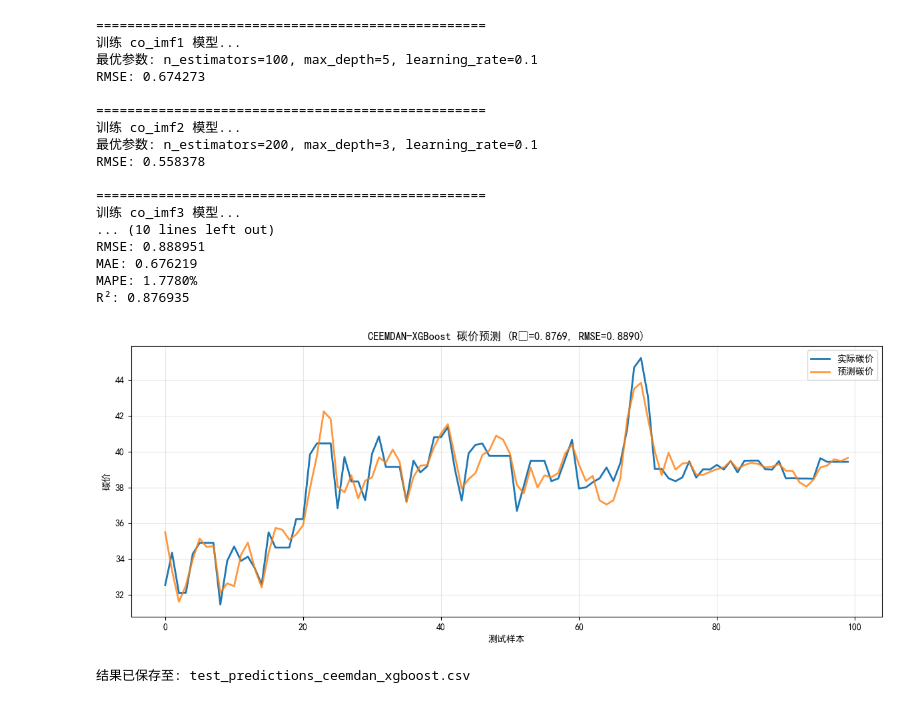
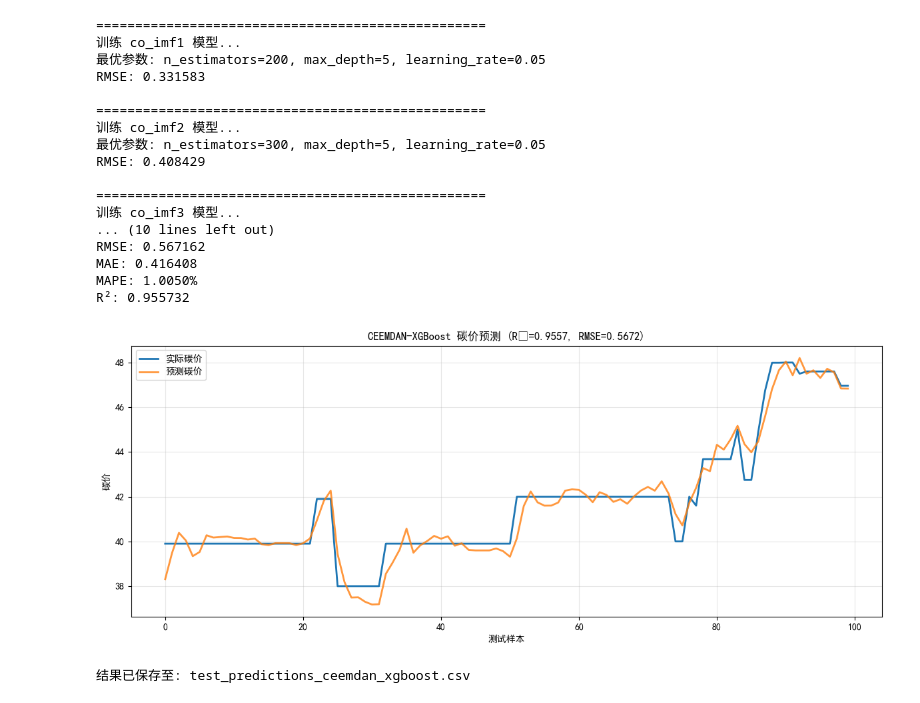
Before and after one commit to power12321/work, a Jupyter notebook: test1-xgboost.ipynb, the cells around one changed output. Cells and saved outputs as stored; diff of their text form; code cells hidden in the pictures.

```diff
--- a/test1-xgboost.ipynb
+++ b/test1-xgboost.ipynb
@@ -19,11 +19,11 @@ TEST_SIZE = 100
 np.random.seed(SEED)
 
 # ==================== 读取数据 ====================
-co_imf_df = pd.read_csv("ceemdan_se144_data.csv")
+co_imf_df = pd.read_csv("ceemdan_se145_data.csv")
 co_imf_df = co_imf_df[["co-imf0", "co-imf1", "co-imf2"]].copy()
 co_imf_df.columns = ["co_imf1", "co_imf2", "co_imf3"]
 
-price_df = pd.read_csv("CEAdemo_data.csv", names=["date", "close"], header=0)
+price_df = pd.read_csv("shenzhendemo_data.csv", names=["date", "close"], header=0)
 price_df["date"] = pd.to_datetime(price_df["date"])
 price_df = price_df.sort_values("date", ascending=True).reset_index(drop=True)
 price_df["close"] = pd.to_numeric(price_df["close"], errors="coerce")
@@ -140,40 +140,40 @@ plt.figure(figsize=(12, 5))
 plt.plot(y_test_true, label="实际碳价", linewidth=2)
 plt.plot(y_pred_final, label="预测碳价", linewidth=2, alpha=0.8)
 plt.title(f"CEEMDAN-XGBoost 碳价预测 (R²={r2:.4f}, RMSE={rmse:.4f})")
 plt.xlabel("测试样本")
 plt.ylabel("碳价")
 plt.legend()
 plt.grid(alpha=0.3)
 plt.tight_layout()
 plt.show()
 
 # ==================== 保存 ====================
 errors = y_pred_final - y_test_true
 result_df = pd.DataFrame({
     "actual_close": y_test_true,
     "predicted_close": y_pred_final,
     "error": errors,
     "abs_error": np.abs(errors)
 })
 result_df.to_csv("test_predictions_ceemdan_xgboost.csv", index=False)
 print("\n结果已保存至: test_predictions_ceemdan_xgboost.csv")
 # %% [output]
 ==================================================
 训练 co_imf1 模型...
-最优参数: n_estimators=100, max_depth=5, learning_rate=0.1
-RMSE: 0.674273
+最优参数: n_estimators=200, max_depth=5, learning_rate=0.05
+RMSE: 0.331583
 
 ==================================================
 训练 co_imf2 模型...
-最优参数: n_estimators=200, max_depth=3, learning_rate=0.1
-RMSE: 0.558378
+最优参数: n_estimators=300, max_depth=5, learning_rate=0.05
+RMSE: 0.408429
 
 ==================================================
 训练 co_imf3 模型...
 ... (10 lines left out)
-RMSE: 0.888951
-MAE: 0.676219
-MAPE: 1.7780%
-R²: 0.876935
+RMSE: 0.567162
+MAE: 0.416408
+MAPE: 1.0050%
+R²: 0.955732
-[figure, old version]
+[figure, new version]
 结果已保存至: test_predictions_ceemdan_xgboost.csv
```
Also changed, not shown: 14 other files.
